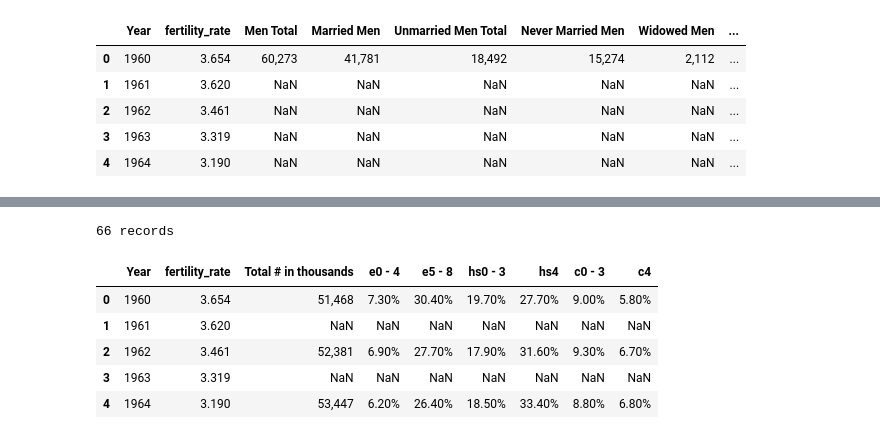
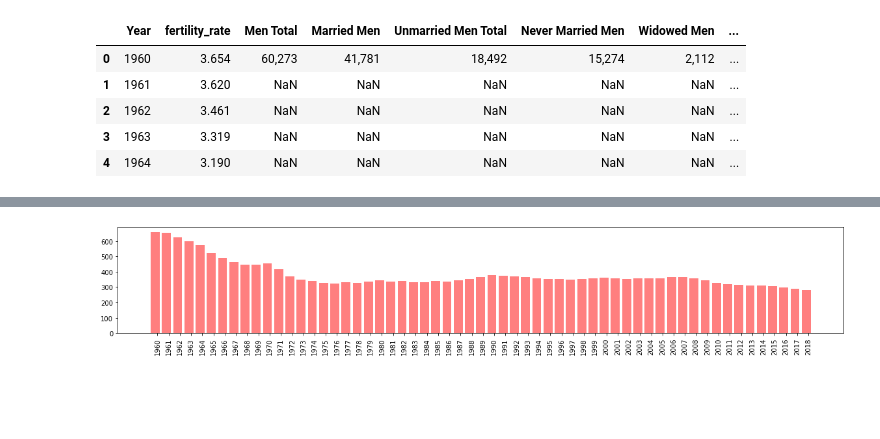
Before and after one commit to vlee2020/UCI-Project1-Group5, a Jupyter notebook: team5.ipynb, the cells around one changed output, grey strips where cells are left out. Drawn from its saved outputs; the diff is of its cells as text; code cells hidden in the pictures; blank space fills up the shorter version.

```diff
--- a/team5.ipynb
+++ b/team5.ipynb
@@ -145,26 +131,9 @@ See the caveats in the documentation: https://pandas.pydata.org/pandas-docs/stab
-# %%
-# Raw DataFrame Prep: Female Education Attainment Level
-
-# Read csv and drop na
-education_df = pd.read_csv(education_path).dropna()
-
-# Clean
-education_df.rename(columns = {'Years':'Year'}, inplace=True)
-
-# Merge with fertility rates
-merge_education_df = pd.merge(fertility_rate_df, education_df, on="Year", how="outer")
-
-# Print and display
-print(f'{len(merge_education_df)} records')
-merge_education_df.head()
-
-# Print to csv - remove hashmark in front of below code to export to csv
-# merge_education_df.to_csv("Output/education.csv", index=False, header=True)
-# %% [output]
-66 records
-|  | Year | fertility_rate | Total # in thousands | e0 - 4 | e5 - 8 | hs0 - 3 | hs4 | c0 - 3 | c4 |
-| 0 | 1960 | 3.654 | 51,468 | 7.30% | 30.40% | 19.70% | 27.70% | 9.00% | 5.80% |
-| 1 | 1961 | 3.620 | NaN | NaN | NaN | NaN | NaN | NaN | NaN |
-| 2 | 1962 | 3.461 | 52,381 | 6.90% | 27.70% | 17.90% | 31.60% | 9.30% | 6.70% |
-| 3 | 1963 | 3.319 | NaN | NaN | NaN | NaN | NaN | NaN | NaN |
-| 4 | 1964 | 3.190 | 53,447 | 6.20% | 26.40% | 18.50% | 33.40% | 8.80% | 6.80% |
+# %%
+x_axis = np.arange(len(new_table))
+tick_locations = [value+0.6 for value in x_axis]
+plt.figure(figsize=(20, 3))
+plt.bar(x_axis, new_table['34 and below'], color='r', alpha=0.5, align='edge')
+plt.xticks(tick_locations, round(new_table['Year']), rotation='vertical')
+plt.savefig('Bar_chart_34_and_below.png')
+# %% [output]
+[figure, added]
```
Also changed, not shown: parts of 4 cells of this notebook.
